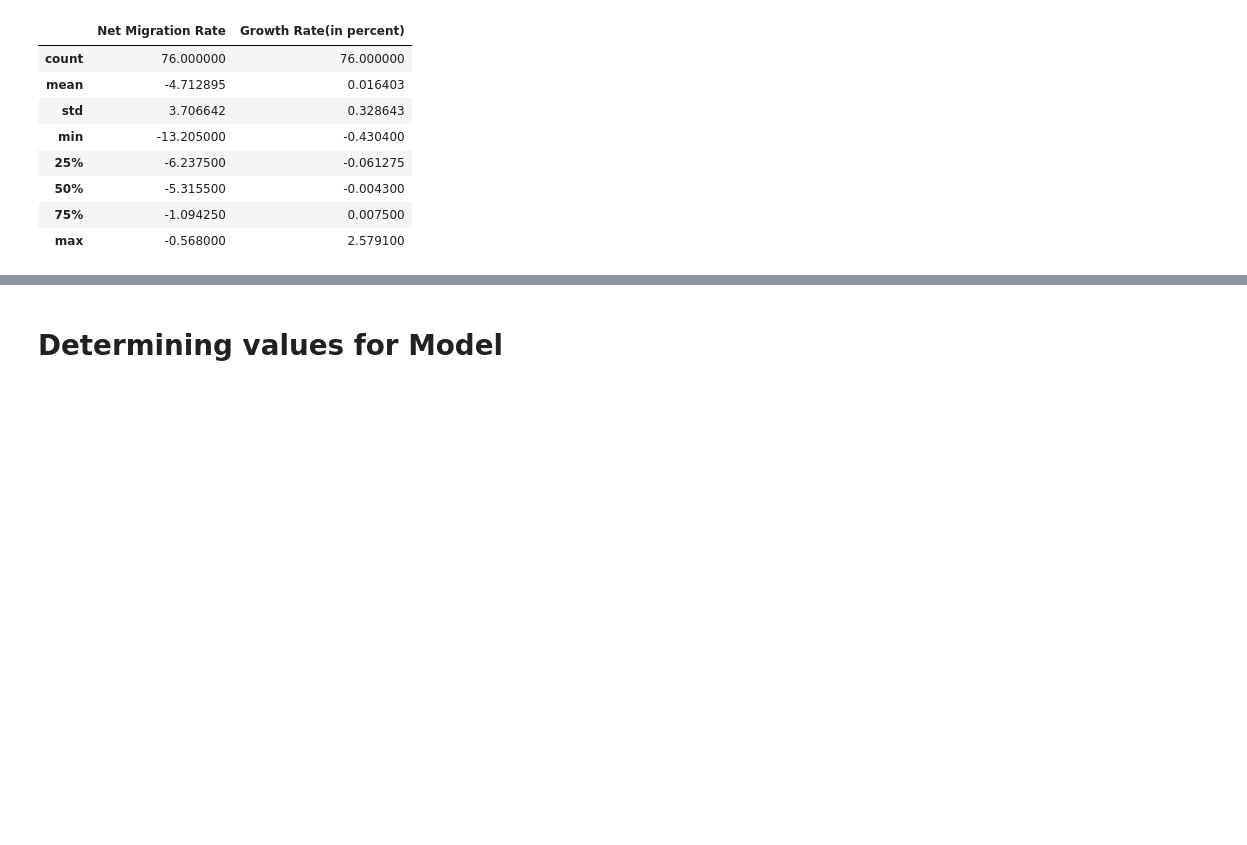
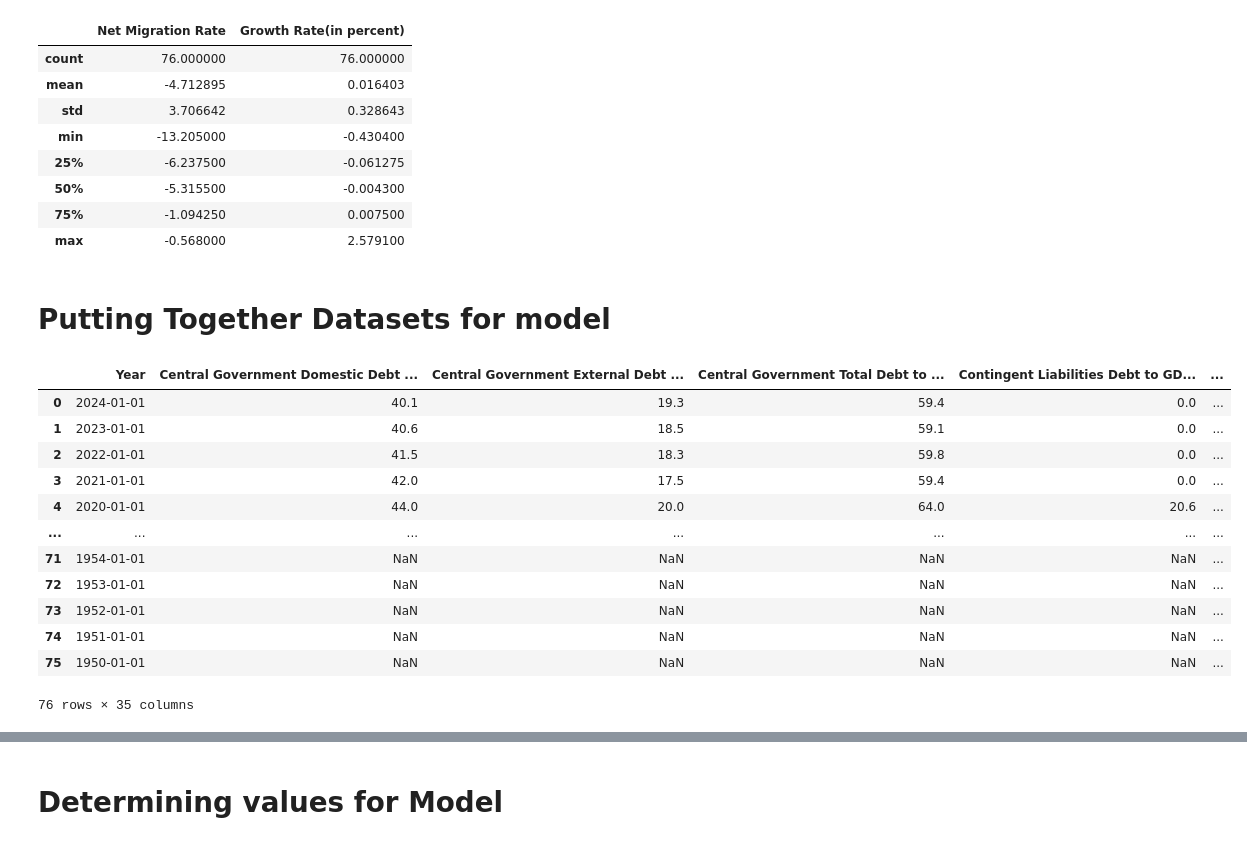
Before and after one commit to CorporaCorporate/COMP-3610-Project, a Jupyter notebook: election_results.ipynb, the cells around one changed output, grey strips where cells are left out. Saved outputs shown, nothing was run; the diff lists cells and outputs as text; code cells hidden in the pictures; blank space fills up the shorter version.

```diff
--- a/election_results.ipynb
+++ b/election_results.ipynb
@@ -1201,3 +1204,39 @@ df_migration_rate.describe()
 | 50% | -5.315500 | -0.004300 |
 | 75% | -1.094250 | 0.007500 |
 | max | -0.568000 | 2.579100 |
+# %% [markdown]
+# Putting Together Datasets for model
+# %%
+# Ensure all date/year columns are named consistently for merging
+df_debt_annual.rename(columns={"Date": "Year"}, inplace=True)
+df_gdp.rename(columns={"date": "Year"}, inplace=True)
+df_inflation.rename(columns={"data": "Year"}, inplace=True)
+df_unemployment.rename(columns={"date": "Year"}, inplace=True)
+df_expenditure.rename(columns={"Date": "Year"}, inplace=True)
+df_migration_rate.rename(columns={"Year": "Year"}, inplace=True)
+df_homicide_rate.rename(columns={"Year": "Year"}, inplace=True)
+
+# Merge all dataframes on the "Year" column
+dataset = df_debt_annual.merge(df_gdp, on="Year", how="outer") \
+                          .merge(df_inflation, on="Year", how="outer") \
+                          .merge(df_unemployment, on="Year", how="outer") \
+                          .merge(df_expenditure, on="Year", how="outer") \
+                          .merge(df_migration_rate, on="Year", how="outer") \
+                          .merge(df_homicide_rate, on="Year", how="outer")
+
+# Display the merged dataframe
+dataset
+# %% [output]
+|  | Year | Central Government Domestic Debt ... | Central Government External Debt ... | Central Government Total Debt to ... | Contingent Liabilities Debt to GD... | ... |
+| 0 | 2024-01-01 | 40.1 | 19.3 | 59.4 | 0.0 | ... |
+| 1 | 2023-01-01 | 40.6 | 18.5 | 59.1 | 0.0 | ... |
+| 2 | 2022-01-01 | 41.5 | 18.3 | 59.8 | 0.0 | ... |
+| 3 | 2021-01-01 | 42.0 | 17.5 | 59.4 | 0.0 | ... |
+| 4 | 2020-01-01 | 44.0 | 20.0 | 64.0 | 20.6 | ... |
+| ... | ... | ... | ... | ... | ... | ... |
+| 71 | 1954-01-01 | NaN | NaN | NaN | NaN | ... |
+| 72 | 1953-01-01 | NaN | NaN | NaN | NaN | ... |
+| 73 | 1952-01-01 | NaN | NaN | NaN | NaN | ... |
+| 74 | 1951-01-01 | NaN | NaN | NaN | NaN | ... |
+| 75 | 1950-01-01 | NaN | NaN | NaN | NaN | ... |
+76 rows × 35 columns
```
Also changed, not shown: parts of 9 cells of this notebook.
